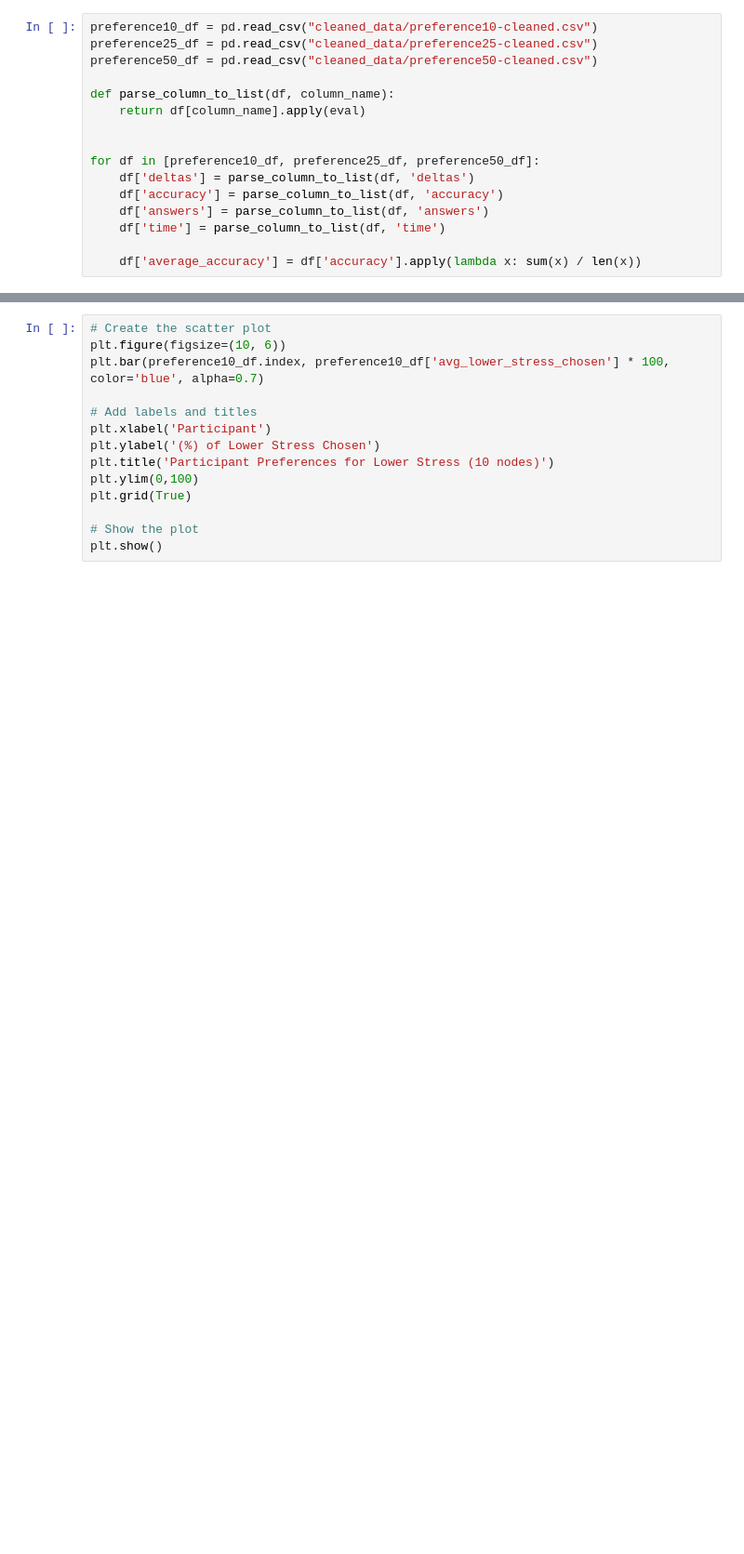
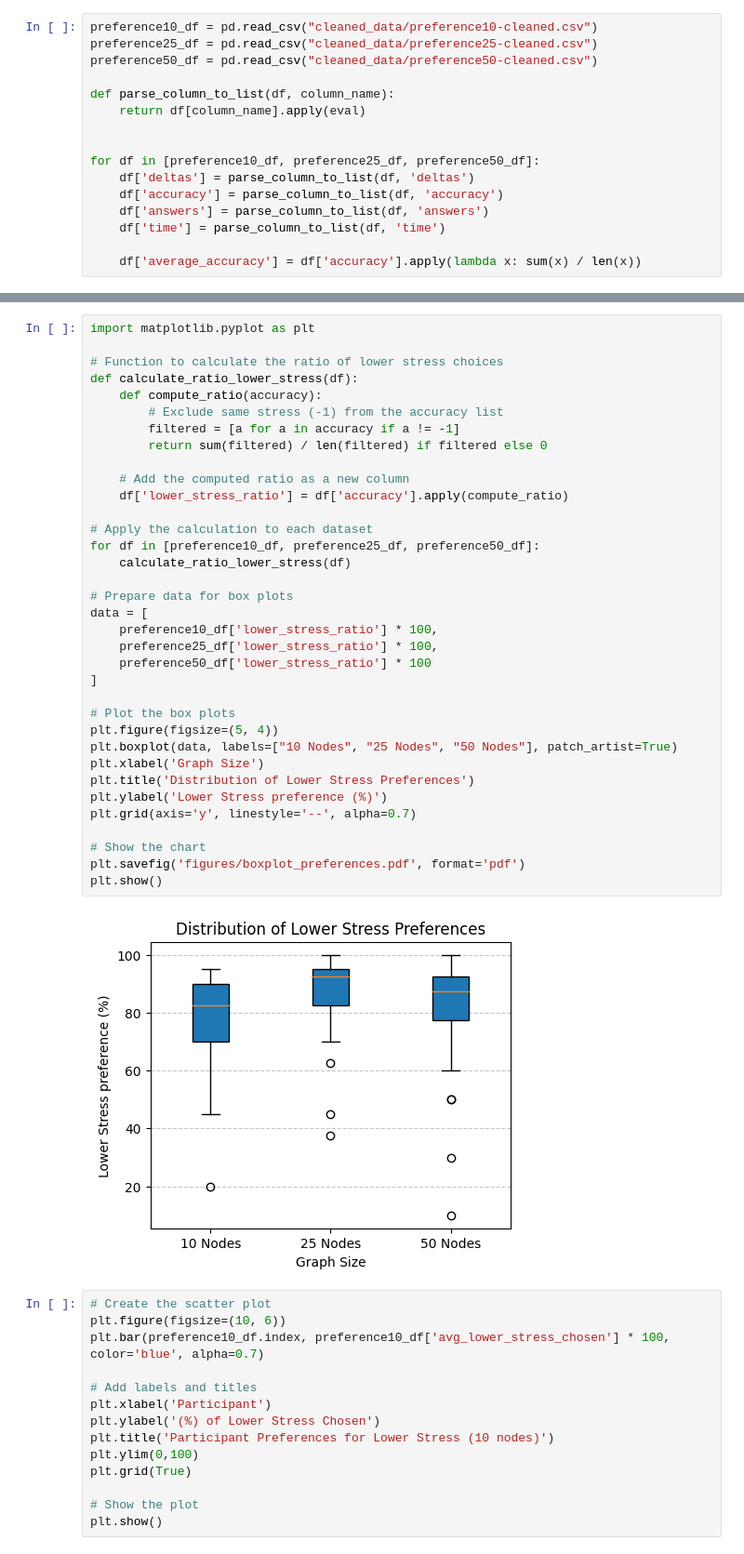
Before and after one commit to JacobLMiller/stress-preference, a Jupyter notebook: preferences.ipynb, the cells around one changed output, grey strips where cells are left out. Shown at 93% size. Drawn from its saved outputs; the diff is of its cells as text; blank space fills up the shorter version.

```diff
--- a/preferences.ipynb
+++ b/preferences.ipynb
@@ -58,3 +59,40 @@ plt.show()
+# %%
+import matplotlib.pyplot as plt
+
+# Function to calculate the ratio of lower stress choices
+def calculate_ratio_lower_stress(df):
+    def compute_ratio(accuracy):
+        # Exclude same stress (-1) from the accuracy list
+        filtered = [a for a in accuracy if a != -1]
+        return sum(filtered) / len(filtered) if filtered else 0
+
+    # Add the computed ratio as a new column
+    df['lower_stress_ratio'] = df['accuracy'].apply(compute_ratio)
+
+# Apply the calculation to each dataset
+for df in [preference10_df, preference25_df, preference50_df]:
+    calculate_ratio_lower_stress(df)
+
+# Prepare data for box plots
+data = [
+    preference10_df['lower_stress_ratio'] * 100,
+    preference25_df['lower_stress_ratio'] * 100,
+    preference50_df['lower_stress_ratio'] * 100
+]
+
+# Plot the box plots
+plt.figure(figsize=(5, 4))
+plt.boxplot(data, labels=["10 Nodes", "25 Nodes", "50 Nodes"], patch_artist=True)
+plt.xlabel('Graph Size')
+plt.title('Distribution of Lower Stress Preferences')
+plt.ylabel('Lower Stress preference (%)')
+plt.grid(axis='y', linestyle='--', alpha=0.7)
+
+# Show the chart
+plt.savefig('figures/boxplot_preferences.pdf', format='pdf')
+plt.show()
+# %% [output]
+[figure, added]
 # %%
 # Create the scatter plot
 plt.figure(figsize=(10, 6))
```
Also changed, not shown: parts of 7 cells of this notebook, 9 other files.
